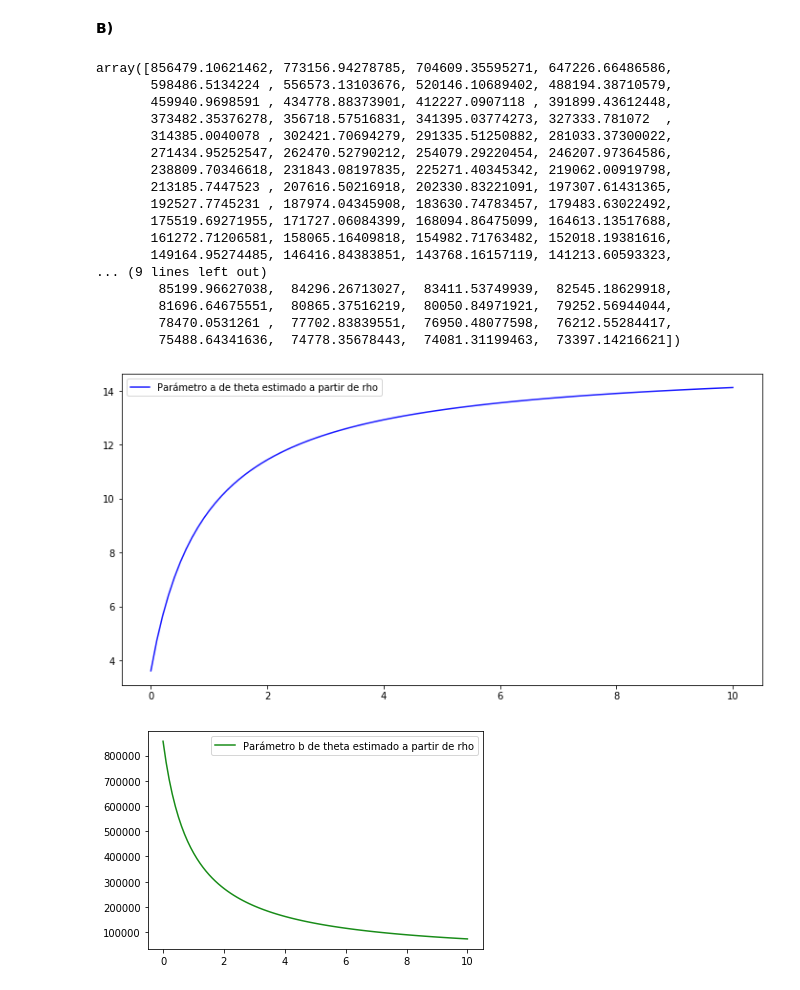
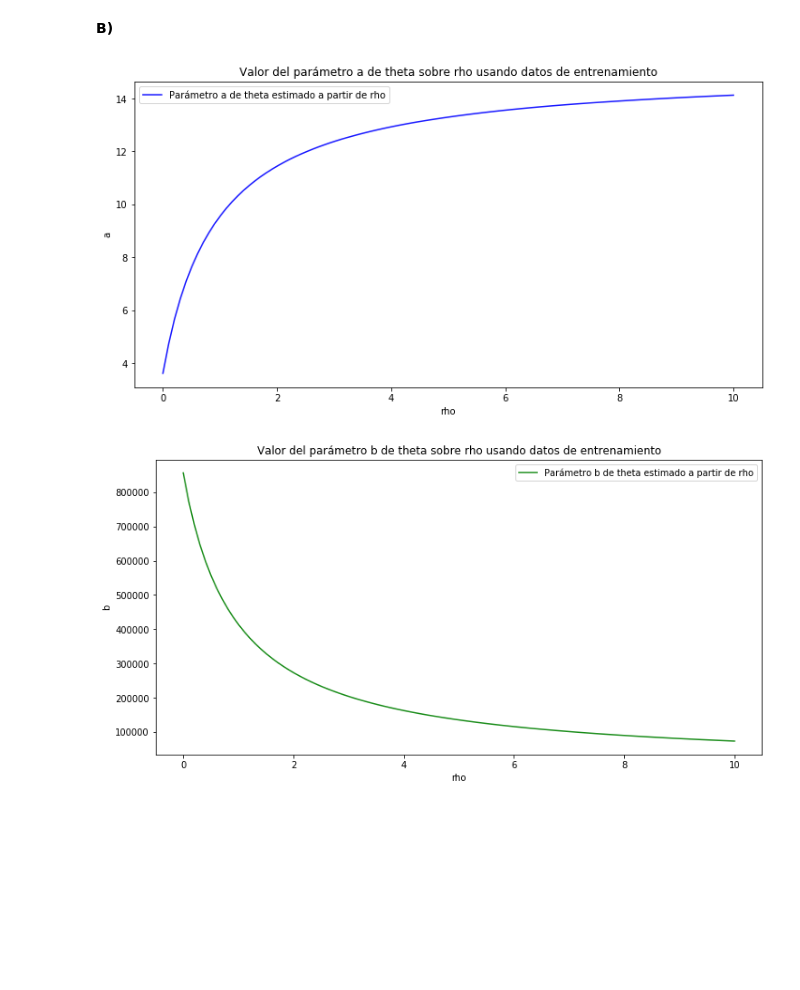
Before and after one commit to Premstwm/MA5204, a Jupyter notebook: Tarea 1/Tarea 1 parte 2.ipynb, the cells around one changed output. Cells and saved outputs as stored; diff of their text form; code cells hidden in the pictures; blank space fills up the shorter version.

```diff
--- a/Tarea 1/Tarea 1 parte 2.ipynb
+++ b/Tarea 1/Tarea 1 parte 2.ipynb
@@ -120,14 +111,18 @@ plt.show()
 **B)**
 # %%
 # Implementación de función reg_lineal(X,Y,rho)
+# Devuelve vector de dimensión 2
 def reg_lineal(X,Y,rho):
-    """Devuelve el vector de paámetros theta utilizando regularización ridge"""
+    """Devuelve el vector de parámetros theta utilizando regularización ridge"""
     X1 = np.vstack([X,np.ones_like(X)]).T
     I = np.eye(len(X1.T))
     A = np.linalg.inv(np.dot(X1.T,X1)+(I*rho))
     B = np.dot(X1.T,Y)
     return A.dot(B)
 # %%
+#se generan vectores "a" y "b"
+#estos contienen los valores obtenidos para cada parámetro de theta
+#según un rho entre 0 y 10
 rho = np.linspace(0 , 10 , 100)
 a = np.zeros(len(rho))
 b = np.zeros(len(rho))
@@ -136,55 +131,53 @@ for r in rho:
     a[i] = reg_lineal(X_in, Y_in, r)[0]
     b[i] = reg_lineal(X_in, Y_in, r)[1]
     i += 1
+#Se construye una matriz de theta que contiene el theta obtenido para cada rho
 theta = np.vstack([a,b])
-b
-# %% [output]
-array([856479.10621462, 773156.94278785, 704609.35595271, 647226.66486586,
-       598486.5134224 , 556573.13103676, 520146.10689402, 488194.38710579,
-       459940.9698591 , 434778.88373901, 412227.0907118 , 391899.43612448,
-       373482.35376278, 356718.57516831, 341395.03774273, 327333.781072  ,
-       314385.0040078 , 302421.70694279, 291335.51250882, 281033.37300022,
-       271434.95252547, 262470.52790212, 254079.29220454, 246207.97364586,
-       238809.70346618, 231843.08197835, 225271.40345342, 219062.00919798,
-       213185.7447523 , 207616.50216918, 202330.83221091, 197307.61431365,
-       192527.7745231 , 187974.04345908, 183630.74783457, 179483.63022492,
-       175519.69271955, 171727.06084399, 168094.86475099, 164613.13517688,
-       161272.71206581, 158065.16409818, 154982.71763482, 152018.19381616,
-       149164.95274485, 146416.84383851, 143768.16157119, 141213.60593323,
-... (9 lines left out)
-        85199.96627038,  84296.26713027,  83411.53749939,  82545.18629918,
-        81696.64675551,  80865.37516219,  80050.84971921,  79252.56944044,
-        78470.0531261 ,  77702.83839551,  76950.48077598,  76212.55284417,
-        75488.64341636,  74778.35678443,  74081.31199463,  73397.14216621])
 # %%
 plt.figure(figsize=(12, 6)) # crea figura y detalla tamaño
 
 #Le pasamos los datos a plotear a matplotlib
 
 plt.plot(rho,                     # Datos eje X
          a,                     # Datos eje y
          c='b',                       # color
          linestyle='-',                 # tipo de linea (vacio es sin lineas)
          #marker='*',                  # marcador
          ms=10,                       # tamaño de marcador
          alpha=0.9,                   # transparencia
          label="Parámetro a de theta estimado a partir de rho", # etiqueta leyenda
         )
+plt.title("Valor del parámetro a de theta sobre rho usando datos de entrenamiento")
+plt.ylabel("a")
+plt.xlabel("rho")
 plt.legend()
+# Guarda la imagen (permite guardarla en gráficos vectorizados en .pdf)
+plt.savefig('grafico3.jpg',        # nombre archivo
+            format='jpg',        # formato
+            bbox_inches='tight',  # elimina bordes vacios
+           )
 plt.show()
-
+###
+plt.figure(figsize=(12, 6))
 plt.plot(rho,                     # Datos eje X
          b,                     # Datos eje y
          c='g',                       # color
          linestyle='-',                 # tipo de linea (vacio es sin lineas)
          #marker='+',                  # marcador
          ms=10,                       # tamaño de marcador
          alpha=0.9,                   # transparencia
          label="Parámetro b de theta estimado a partir de rho", # etiqueta leyenda
         )
-
+plt.title("Valor del parámetro b de theta sobre rho usando datos de entrenamiento")
+plt.ylabel("b")
+plt.xlabel("rho")
 plt.legend()
+# Guarda la imagen (permite guardarla en gráficos vectorizados en .pdf)
+plt.savefig('grafico4.jpg',        # nombre archivo
+            format='jpg',        # formato
+            bbox_inches='tight',  # elimina bordes vacios
+           )
 plt.show()
 # %% [output]
-[figure, old version]
+[figure, new version]
-[figure, old version]
+[figure, new version]
```
Also changed, not shown: parts of 7 cells of this notebook, 7 other files.
